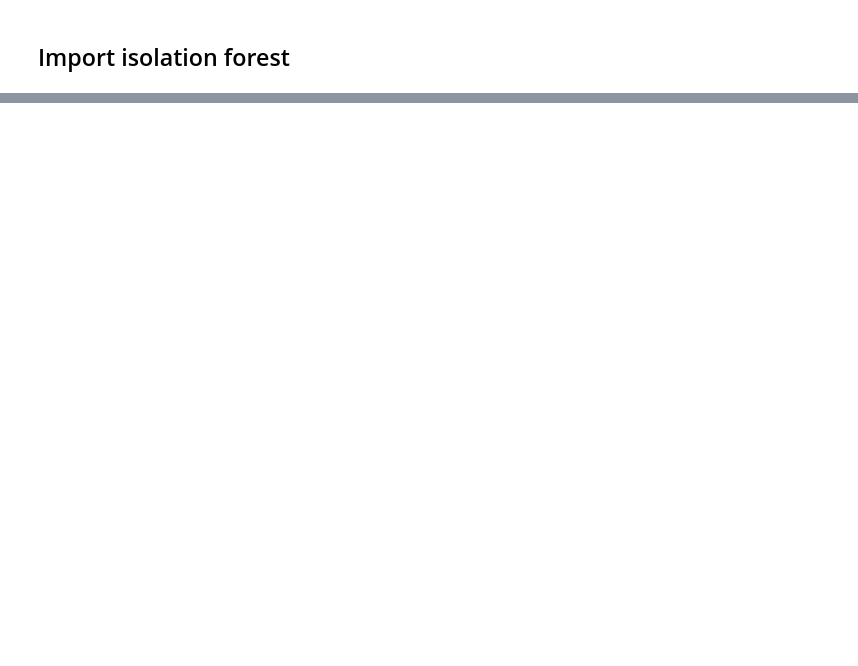
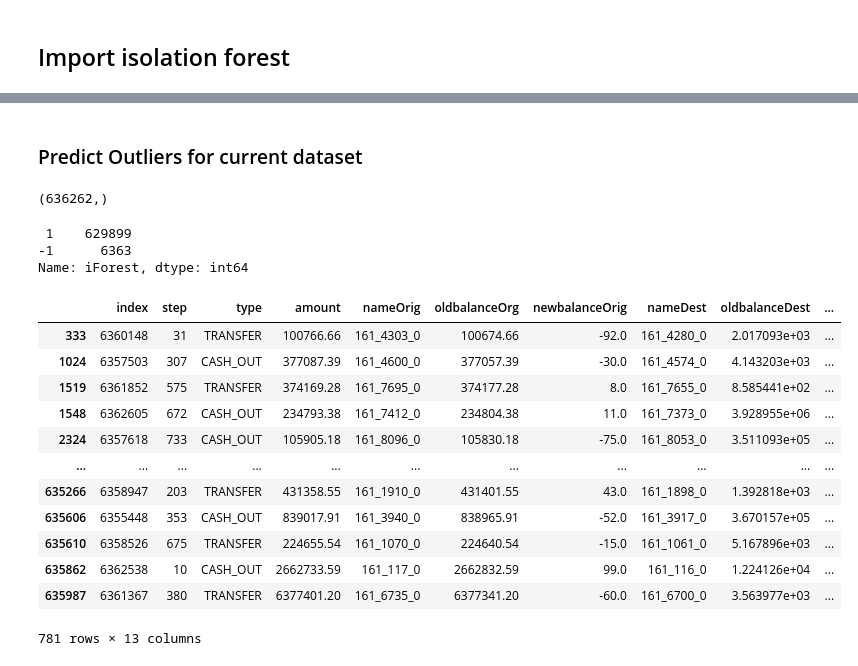
Before and after one commit to ElGarno/Stuff, a Jupyter notebook: Isolation_Forest_kaggle.ipynb, the cells around one changed output, grey strips where cells are left out. Drawn from its saved outputs; the diff is of its cells as text; code cells hidden in the pictures; blank space fills up the shorter version.

```diff
--- a/Isolation_Forest_kaggle.ipynb
+++ b/Isolation_Forest_kaggle.ipynb
@@ -196,0 +196,4 @@ contamination = 0.01
+# %%
+%%time
+model = IsolationForest(contamination=0.01, n_estimators=1000)
+model.fit(df_10_le)
@@ -196,0 +204,32 @@ contamination = 0.01
+# %% [markdown]
+### Predict Outliers for current dataset
+# %%
+a = pd.Series(model.predict(df_10_le))
+a.shape
+# %% [output]
+(636262,)
+# %%
+df_10.reset_index(inplace=True)
+# %%
+df_10['iForest'] = a
+df_10['iForest'].value_counts()
+# %% [output]
+ 1    629899
+-1      6363
+Name: iForest, dtype: int64
+# %%
+df_10[df_10['isFraud']==1]
+# %% [output]
+|  | index | step | type | amount | nameOrig | oldbalanceOrg | newbalanceOrig | nameDest | oldbalanceDest | ... |
+| 333 | 6360148 | 31 | TRANSFER | 100766.66 | 161_4303_0 | 100674.66 | -92.0 | 161_4280_0 | 2.017093e+03 | ... |
+| 1024 | 6357503 | 307 | CASH_OUT | 377087.39 | 161_4600_0 | 377057.39 | -30.0 | 161_4574_0 | 4.143203e+03 | ... |
+| 1519 | 6361852 | 575 | TRANSFER | 374169.28 | 161_7695_0 | 374177.28 | 8.0 | 161_7655_0 | 8.585441e+02 | ... |
+| 1548 | 6362605 | 672 | CASH_OUT | 234793.38 | 161_7412_0 | 234804.38 | 11.0 | 161_7373_0 | 3.928955e+06 | ... |
+| 2324 | 6357618 | 733 | CASH_OUT | 105905.18 | 161_8096_0 | 105830.18 | -75.0 | 161_8053_0 | 3.511093e+05 | ... |
+| ... | ... | ... | ... | ... | ... | ... | ... | ... | ... | ... |
+| 635266 | 6358947 | 203 | TRANSFER | 431358.55 | 161_1910_0 | 431401.55 | 43.0 | 161_1898_0 | 1.392818e+03 | ... |
+| 635606 | 6355448 | 353 | CASH_OUT | 839017.91 | 161_3940_0 | 838965.91 | -52.0 | 161_3917_0 | 3.670157e+05 | ... |
+| 635610 | 6358526 | 675 | TRANSFER | 224655.54 | 161_1070_0 | 224640.54 | -15.0 | 161_1061_0 | 5.167896e+03 | ... |
+| 635862 | 6362538 | 10 | CASH_OUT | 2662733.59 | 161_117_0 | 2662832.59 | 99.0 | 161_116_0 | 1.224126e+04 | ... |
+| 635987 | 6361367 | 380 | TRANSFER | 6377401.20 | 161_6735_0 | 6377341.20 | -60.0 | 161_6700_0 | 3.563977e+03 | ... |
+781 rows × 13 columns
```
Also changed, not shown: parts of 7 cells of this notebook.
